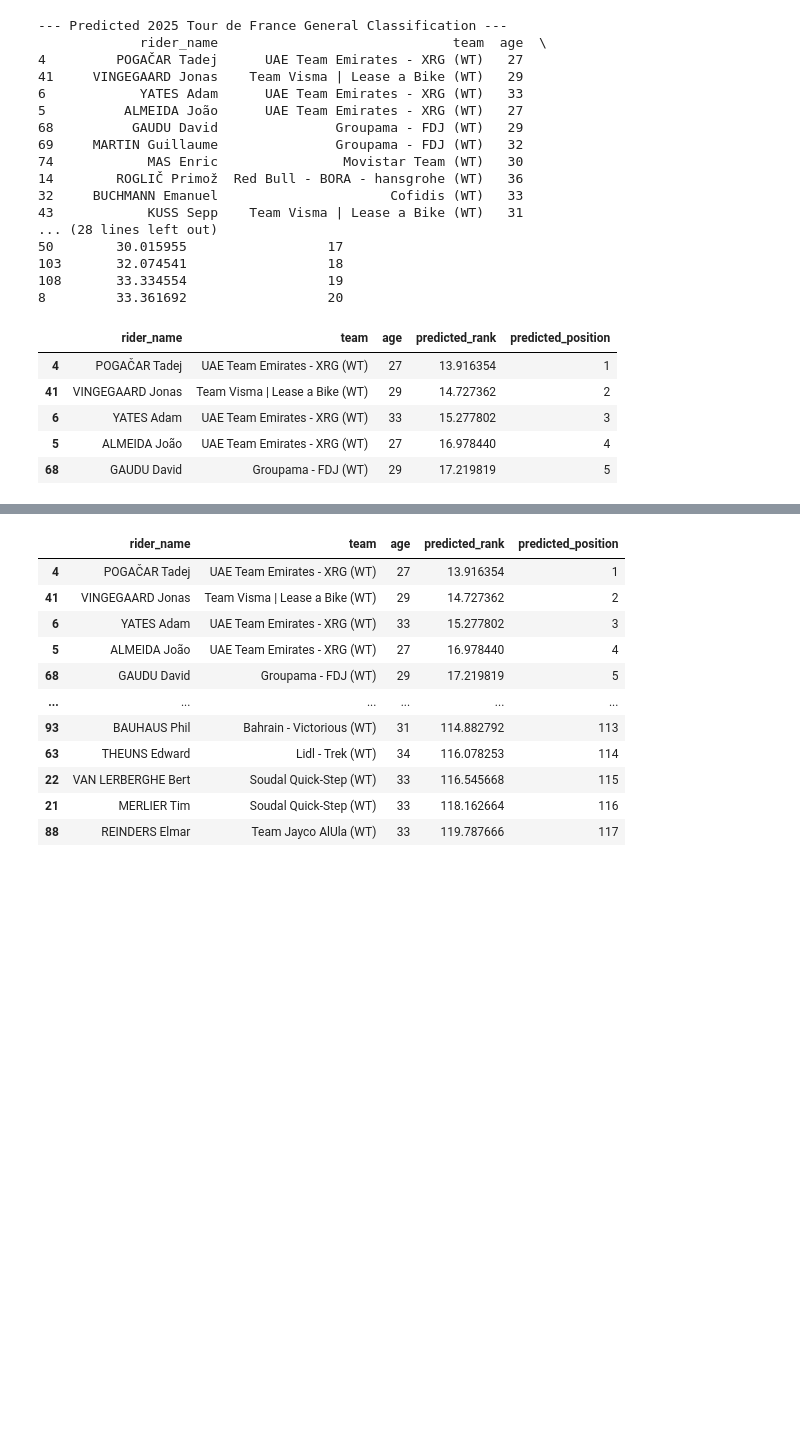
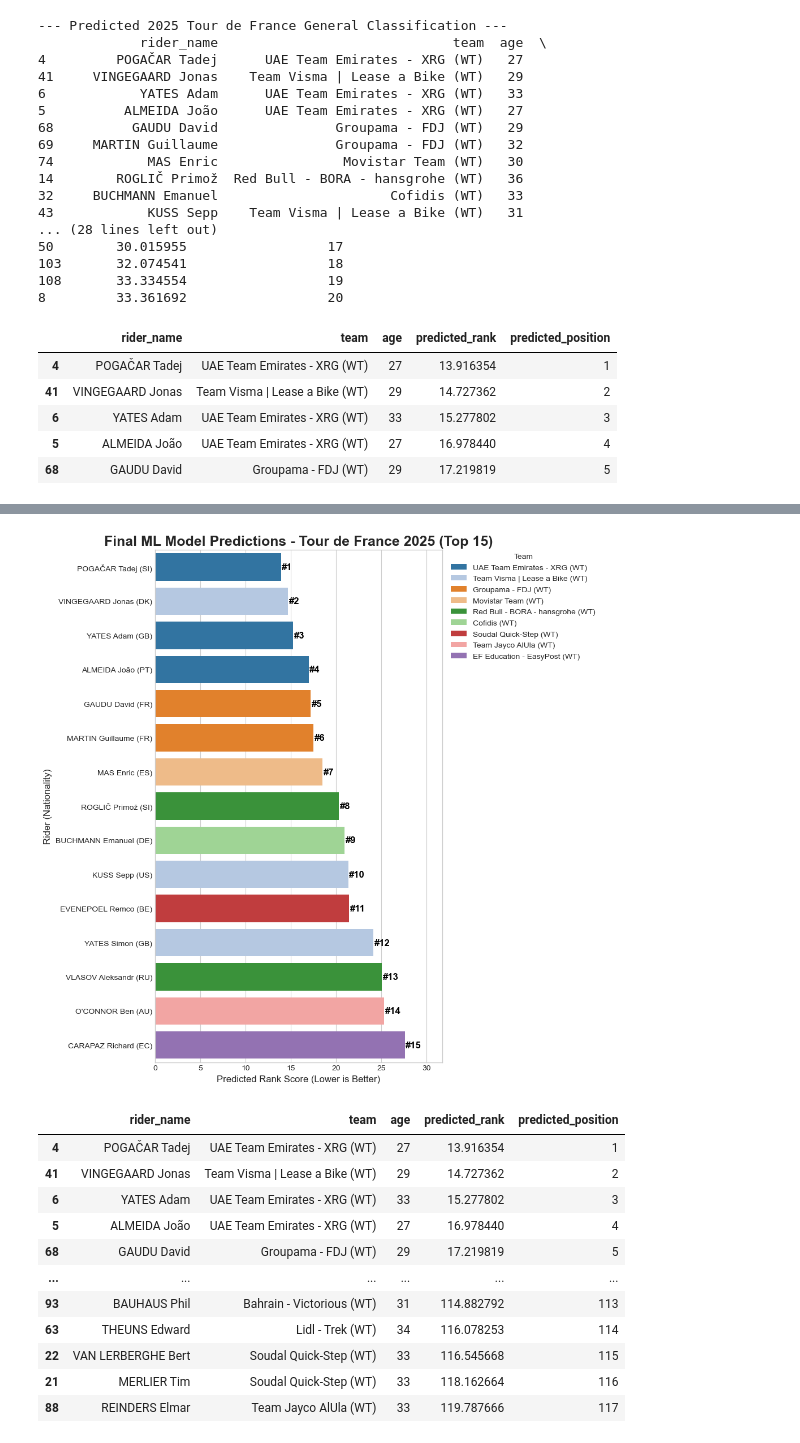
Before and after one commit to Jul-9579/tour-de-france-project, a Jupyter notebook: notebooks/ML_TDF_participants_added_features.ipynb, the cells around one changed output, grey strips where cells are left out. Drawn from its saved outputs; the diff is of its cells as text; code cells hidden in the pictures; blank space fills up the shorter version.

```diff
--- a/notebooks/ML_TDF_participants_added_features.ipynb
+++ b/notebooks/ML_TDF_participants_added_features.ipynb
@@ -837,3 +775,74 @@ plt.show()
+# %%
+# Visualise ML final ranking with nationalities
+import matplotlib.pyplot as plt
+import seaborn as sns
+import pandas as pd
+
+# --- Step 1: Data Preparation ---
+
+# To ensure 'nationality' and 'team' are present, we merge with the detailed df_2025
+ml_ranking_details = pd.merge(
+    final_ranking_2025,
+    df_2025[['rider_name', 'nationality']], # We only need to add nationality
+    on='rider_name',
+    how='left'
+)
+
+# Let's select the Top 15 for the plot and create a safe copy
+top_15_predictions = ml_ranking_details.head(15).copy()
+
+# FIX: Create the new label for the y-axis
+top_15_predictions['rider_label'] = top_15_predictions['rider_name'] + ' (' + top_15_predictions['nationality'] + ')'
+
+
+# --- Step 2: Create the Plot ---
+
+plt.style.use('seaborn-v0_8-whitegrid')
+plt.figure(figsize=(12, 10))
+
+# Create the horizontal bar plot, using the new rider_label
+ax = sns.barplot(
+    x='predicted_rank',
+    y='rider_label', # Use the new combined label
+    data=top_15_predictions,
+    hue='team',
+    dodge=False,
+    palette='tab20'
+)
+
+# The annotation loop remains the same, it will work correctly
+for i, row in enumerate(top_15_predictions.itertuples()):
+    ax.text(
+        row.predicted_rank + 0.1,
+        i,
+        f'#{row.predicted_position}',
+        ha='left',
+        va='center',
+        fontsize=12,
+        fontweight='bold',
+        color='black'
+    )
+
+# Improve layout and labels
+ax.set_title('Final ML Model Predictions - Tour de France 2025 (Top 15)', fontsize=18, fontweight='bold')
+ax.set_xlabel('Predicted Rank Score (Lower is Better)', fontsize=12)
+ax.set_ylabel('Rider (Nationality)', fontsize=12) # Update y-axis label
+
+# Adjust the x-axis limit to make sure the labels fit
+ax.set_xlim(right=max(top_15_predictions['predicted_rank']) * 1.15)
+
+# Move the legend outside of the plot area
+ax.legend(
+    bbox_to_anchor=(1.02, 1),
+    loc='upper left',
+    borderaxespad=0,
+    title='Team'
+)
+
+plt.tight_layout(rect=[0, 0, 0.85, 1])
+plt.show()
+# %% [output]
+[figure, added]
 # %%
 # Prepare dataframe for analysis
 import pandas as pd
```
Also changed, not shown: parts of 18 cells of this notebook, 1 other file.
